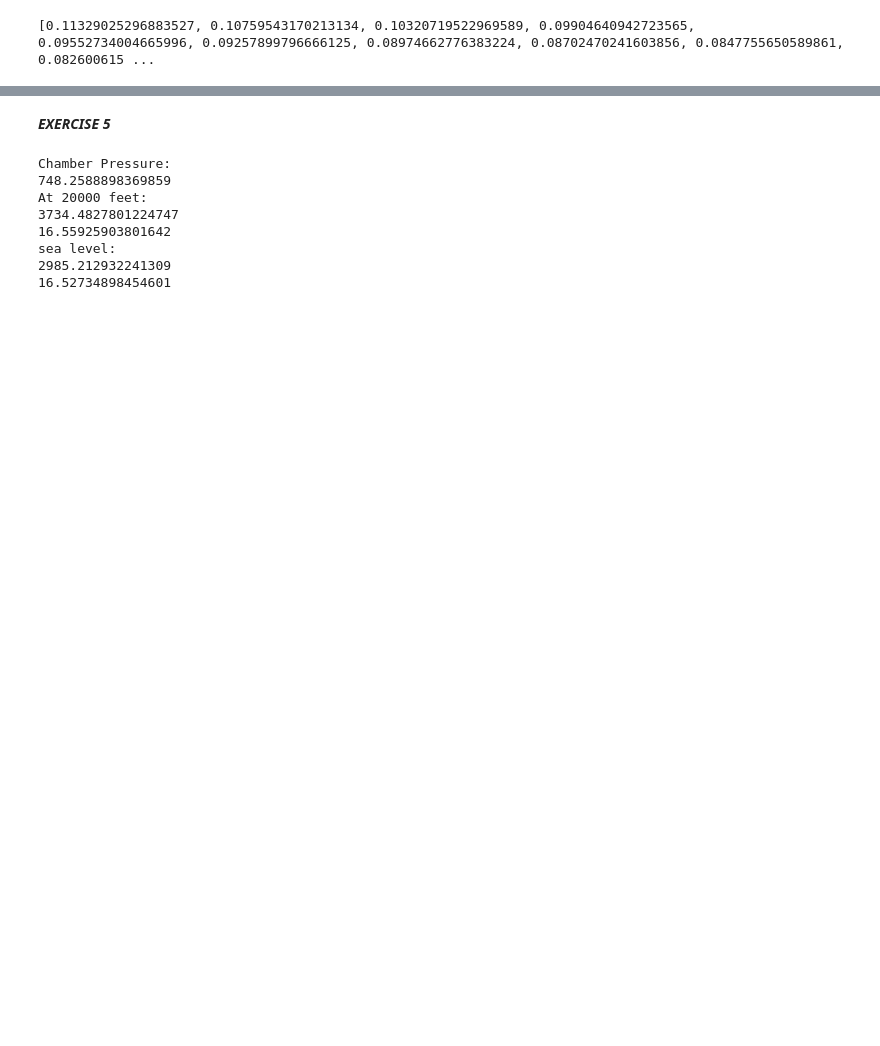
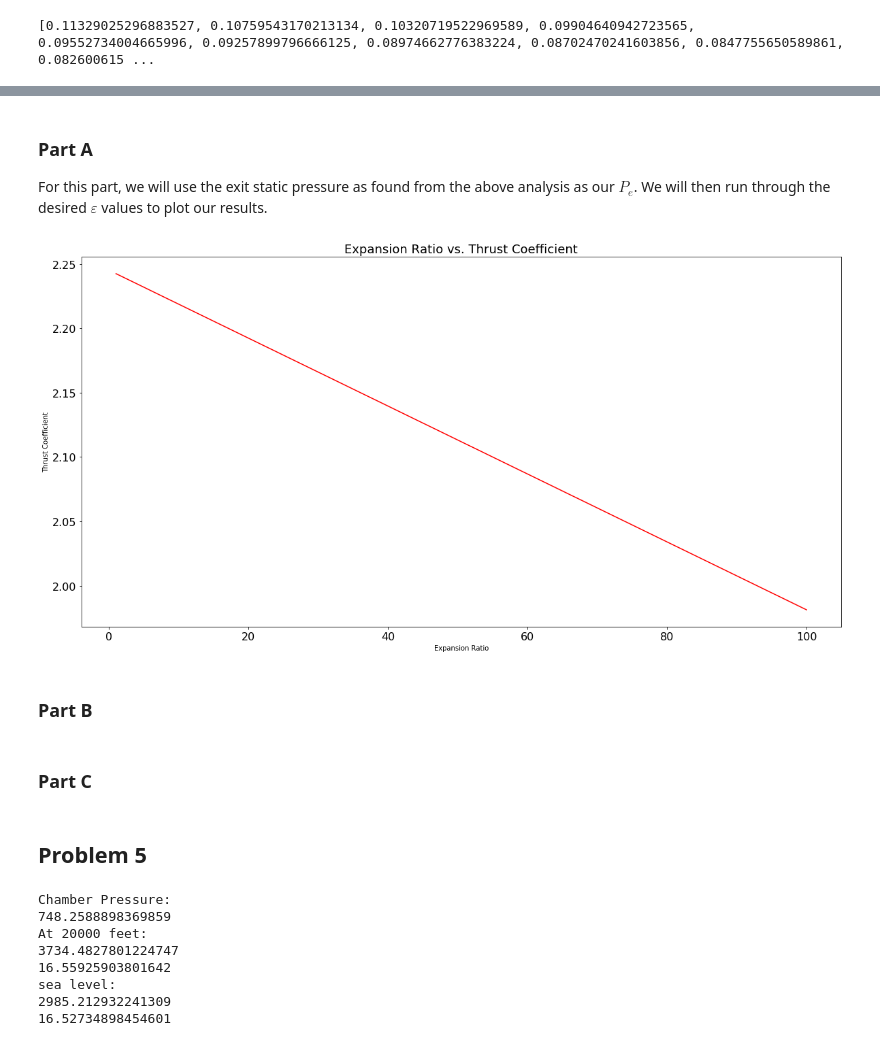
Before and after one commit to BananaBonanza/rocketProp, a Jupyter notebook: aae439Hw3.ipynb, the cells around one changed output, grey strips where cells are left out. Drawn from its saved outputs; the diff is of its cells as text; code cells hidden in the pictures; blank space fills up the shorter version.

```diff
--- a/aae439Hw3.ipynb
+++ b/aae439Hw3.ipynb
@@ -93,5 +305,41 @@ print(p2)
+# %% [markdown]
+### Part A
+
+For this part, we will use the exit static pressure as found from the above analysis as our $P_e$. We will then run through the desired $\varepsilon$ values to plot our results.
+# %%
+PcPa = 100
+Pe = nozP[-1]
+linEps = np.linspace(1,100,200)
+linC_f = [(((2*gamma**2)/(gamma-1)) * ((2)/(gamma+1))**((gamma+1)/(gamma-1))
+          * (1-(Pe/Pc))**((gamma-1)/gamma)
+         )**(1/2) + (Pe/Pc - PcPa**(-1))*item
+          for item in linEps]
+
+## Graphing time! EPSILON
+plt.figure(figsize=(20,10))
+plt.rc('xtick',labelsize=16)
+plt.rc('ytick',labelsize=16)
+#
+plt.plot(linEps,linC_f, '-', color='red')
+#
+plt.title('Expansion Ratio vs. Thrust Coefficient',fontsize=18)
+#plt.xlim(0,.2)
+plt.xlabel("Expansion Ratio")
+plt.ylabel("Thrust Coefficient")
+#plt.legend(loc=2,fontsize=16)
+#
+#plt.savefig('machPres')
+#
+plt.show()
+plt.close()
+# %% [output]
+[figure, added]
+# %% [markdown]
+### Part B
+# %% [markdown]
+### Part C
 # %% [markdown]
-***EXERCISE 5***
+## Problem 5
 # %%
 #### PART A ####
 mass = 250 #lbs
```
Also changed, not shown: parts of 10 cells of this notebook.
